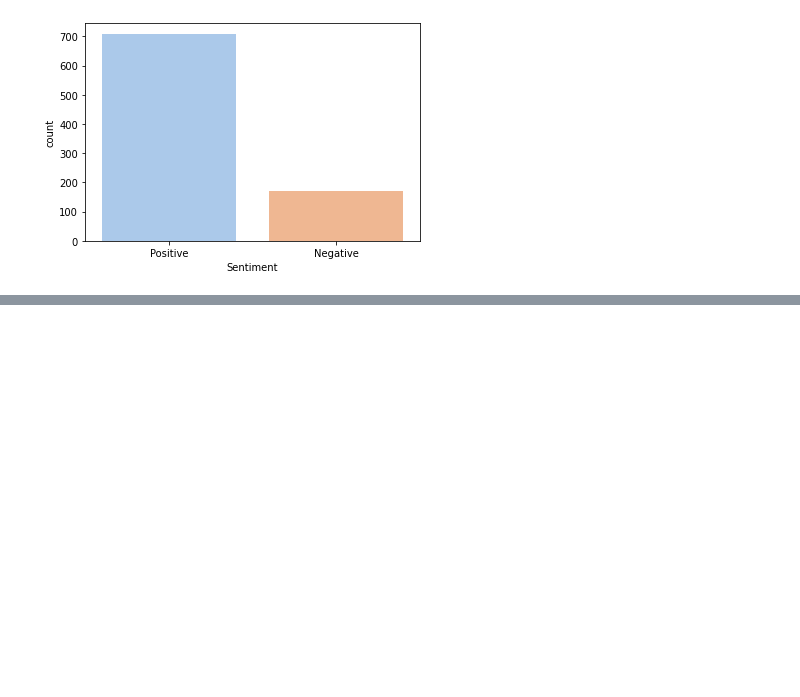
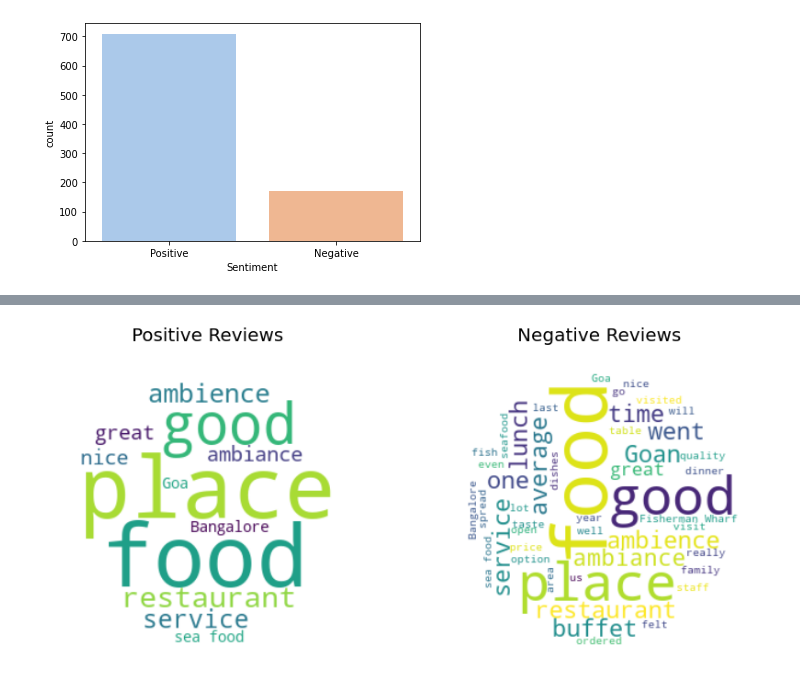
Before and after one commit to Nivedha-85/TripAdvisorReviewsSentimentAnalysis, a Jupyter notebook: LabelAndRatingDistribution.ipynb, the cells around one changed output, grey strips where cells are left out. Cells and saved outputs as stored; diff of their text form; code cells hidden in the pictures; blank space fills up the shorter version.

Commit message:
added word cloud

```diff
--- a/LabelAndRatingDistribution.ipynb
+++ b/LabelAndRatingDistribution.ipynb
@@ -127,0 +133,43 @@ fig_pie.show()
+# %%
+fig, (ax1, ax3) = plt.subplots(1, 2, figsize=[14, 14], facecolor = None)
+
+text1 =''
+for i in data[data['Sentiment']=='Positive']['Reviews'].values:
+    text1+=i + ' '
+
+x, y = np.ogrid[:300, :300]
+
+mask = (x - 150) ** 2 + (y - 150) ** 2 > 130 ** 2
+mask = 255 * mask.astype(int)
+
+wc1 = WordCloud(width = 800, height = 800,background_color="white",min_font_size = 10,\
+    repeat=True, mask=mask)
+wc1.generate(text1)
+
+ax1.axis("off")
+ax1.imshow(wc1, interpolation="bilinear")
+ax1.set_title('Positive Reviews',fontsize=20);
+
+
+
+text3 =''
+for i in data[data['Sentiment']=='Negative']['Reviews'].values:
+    text3+=i + ' '
+
+x, y = np.ogrid[:300, :300]
+
+mask = (x - 150) ** 2 + (y - 150) ** 2 > 130 ** 2
+mask = 255 * mask.astype(int)
+
+wc3 = WordCloud(width = 800, height = 800,background_color="white",min_font_size = 10,\
+    repeat=True, mask=mask)
+wc3.generate(text3)
+
+ax3.axis("off")
+ax3.imshow(wc3, interpolation="bilinear")
+ax3.set_title('Negative Reviews',fontsize=20);
+
+
+plt.show()
+# %% [output]
+[figure, added]
```
Also changed, not shown: parts of 4 cells of this notebook.
